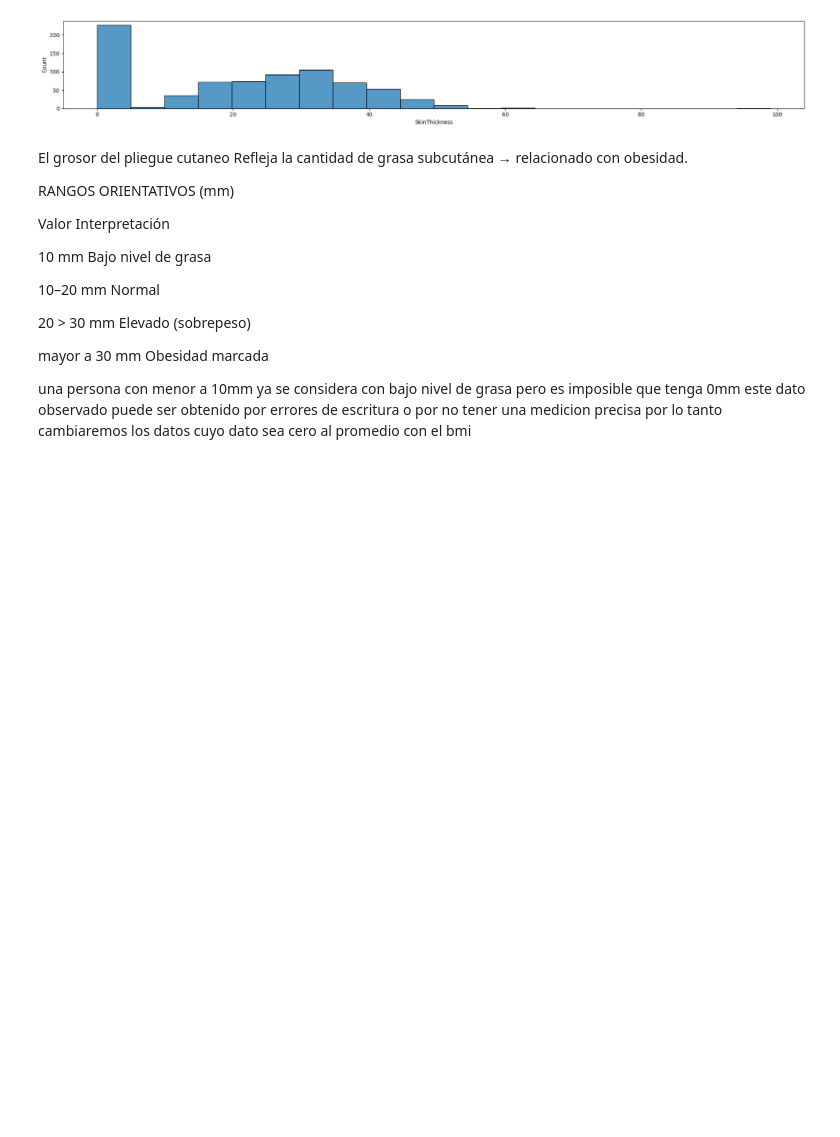
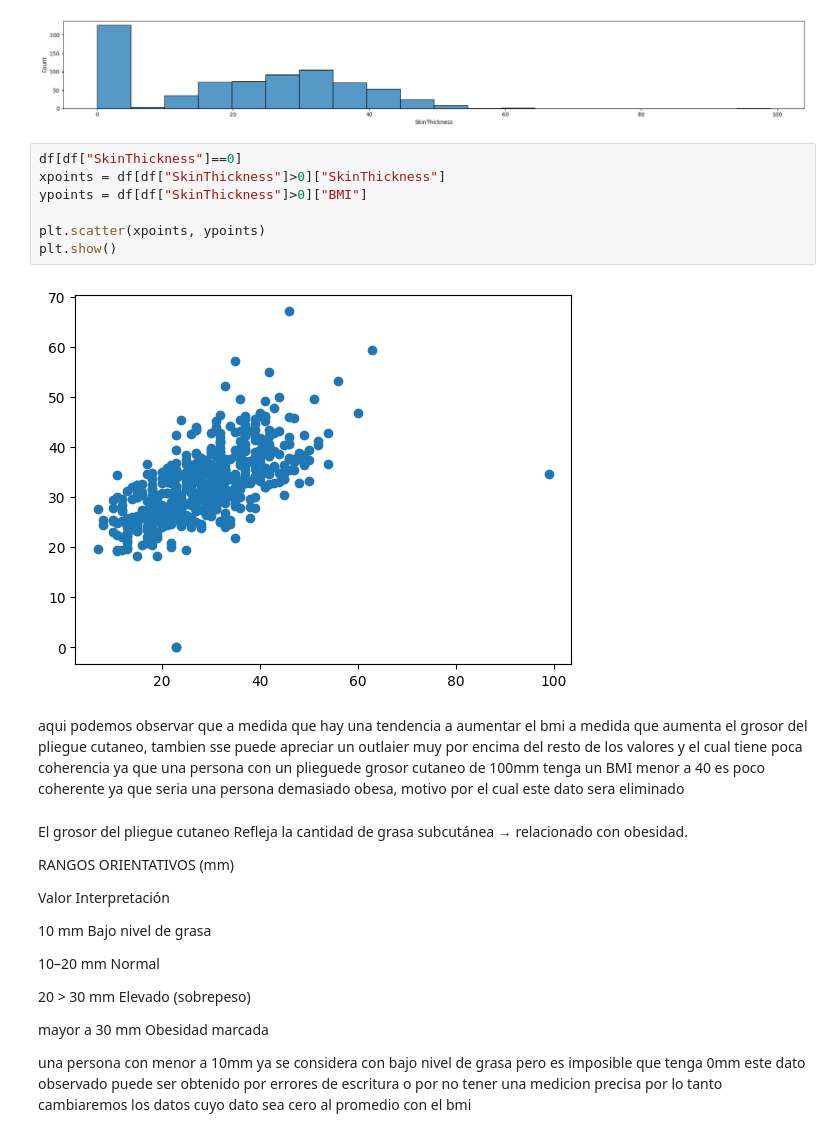
Before and after one commit to Betaniammc/streamlit, a Jupyter notebook: src/04-eda-diabetes.ipynb, the cells around one changed output. Drawn from its saved outputs; the diff is of its cells as text; blank space fills up the shorter version.

```diff
--- a/src/04-eda-diabetes.ipynb
+++ b/src/04-eda-diabetes.ipynb
@@ -264,6 +282,17 @@ plt.tight_layout()
 plt.show()
 # %% [output]
 [figure]
+# %%
+df[df["SkinThickness"]==0]
+xpoints = df[df["SkinThickness"]>0]["SkinThickness"]
+ypoints = df[df["SkinThickness"]>0]["BMI"]
+
+plt.scatter(xpoints, ypoints)
+plt.show()
+# %% [output]
+[figure, added]
+# %% [markdown]
+aqui podemos observar que a medida que hay una tendencia a aumentar el bmi a medida que aumenta el grosor del pliegue cutaneo, tambien sse puede apreciar un outlaier muy por encima del resto de los valores y el cual tiene poca coherencia ya que una persona con un plieguede grosor cutaneo de 100mm tenga un BMI menor a 40 es poco coherente ya que seria una persona demasiado obesa, motivo por el cual este dato sera eliminado
 # %% [markdown]
 El grosor del pliegue cutaneo Refleja la cantidad de grasa subcutánea → relacionado con obesidad.
 
```
Also changed, not shown: parts of 17 cells of this notebook, 4 other files.
